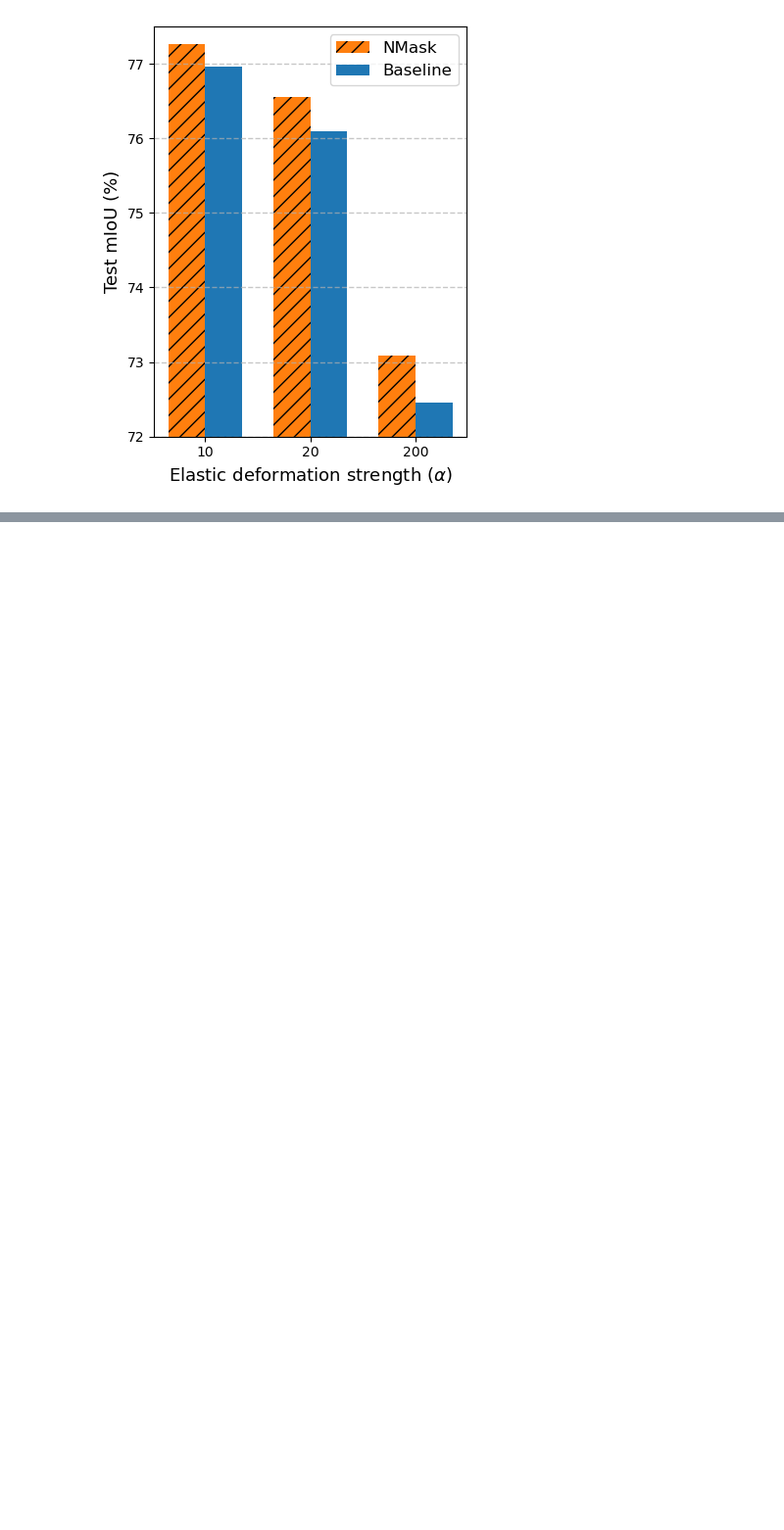
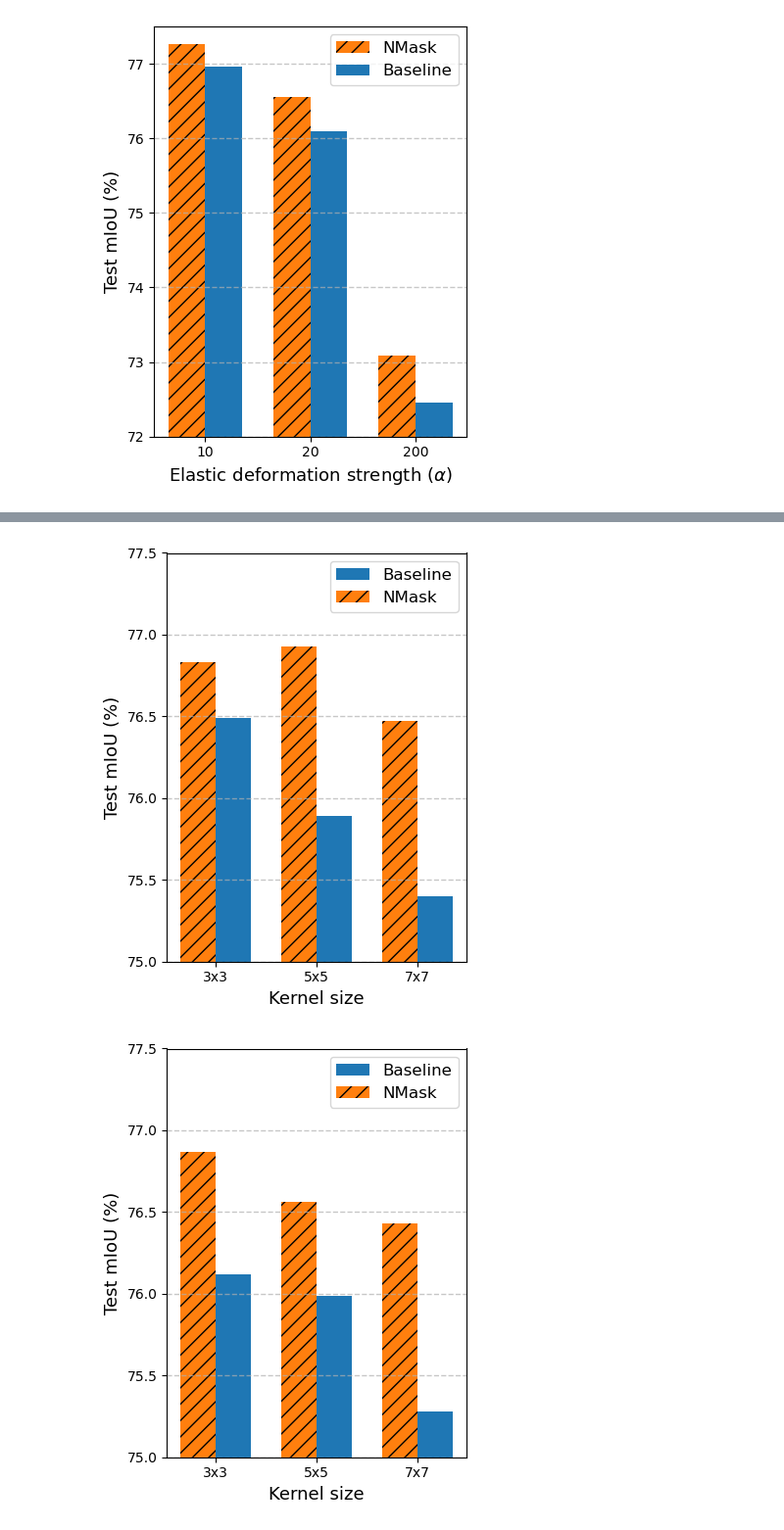
Before and after one commit to unique-chan/NMask, a Jupyter notebook: visualization/Fig5.ipynb, the cells around one changed output, grey strips where cells are left out. Shown at 98% size. Drawn from its saved outputs; the diff is of its cells as text; code cells hidden in the pictures; blank space fills up the shorter version.

```diff
--- a/visualization/Fig5.ipynb
+++ b/visualization/Fig5.ipynb
@@ -88,0 +132,61 @@ plt.show()
+# %%
+import numpy as np
+import matplotlib.pyplot as plt
+
+# X axis (Kernel)
+kernels = ['3x3', '5x5', '7x7']
+x = np.arange(len(kernels))
+width = 0.35
+
+# Data (Vaihingen)
+# Baseline
+opening_base = [76.49, 75.89, 75.40]   # E->D (Opening)
+opening_nmask = [76.83, 76.93, 76.47]
+
+
+# NMask
+closing_base = [76.12, 75.99, 75.28]   # D->E (Closing)
+closing_nmask = [76.87, 76.56, 76.43]
+
+def plot_one(y_base, y_nmask, xlabel, save_name, ylim=None):
+    plt.figure(figsize=(4, 5))
+    ax = plt.gca()
+
+    ax.bar(x + width/2, y_base, width,
+           label='Baseline',
+           color='#1f77b4')
+
+    ax.bar(x - width/2, y_nmask, width,
+           label='NMask',
+           color='#ff7f0e',
+           hatch='//')
+
+    ax.set_xlabel(xlabel, fontsize=13)
+    ax.set_ylabel('Test mIoU (%)', fontsize=13)
+    ax.set_xticks(x)
+    ax.set_xticklabels(kernels)
+
+    if ylim is not None:
+        ax.set_ylim(*ylim)
+
+    ax.grid(axis='y', linestyle='--', linewidth=1, alpha=0.7)
+    ax.legend(fontsize=12)
+
+    plt.tight_layout()
+    plt.savefig(save_name, format="svg", bbox_inches="tight")
+    plt.show()
+
+# Opening plot
+plot_one(opening_base, opening_nmask,
+         xlabel='Kernel size',
+         save_name='Fig5-3-opening-vaihingen.svg',
+         ylim=(75, 77.5))
+
+# Closing plot
+plot_one(closing_base, closing_nmask,
+         xlabel='Kernel size',
+         save_name='Fig5-3-closing-vaihingen.svg',
+         ylim=(75, 77.5))
+# %% [output]
+[figure, added]
+[figure, added]
```
Also changed, not shown: parts of 2 cells of this notebook.
